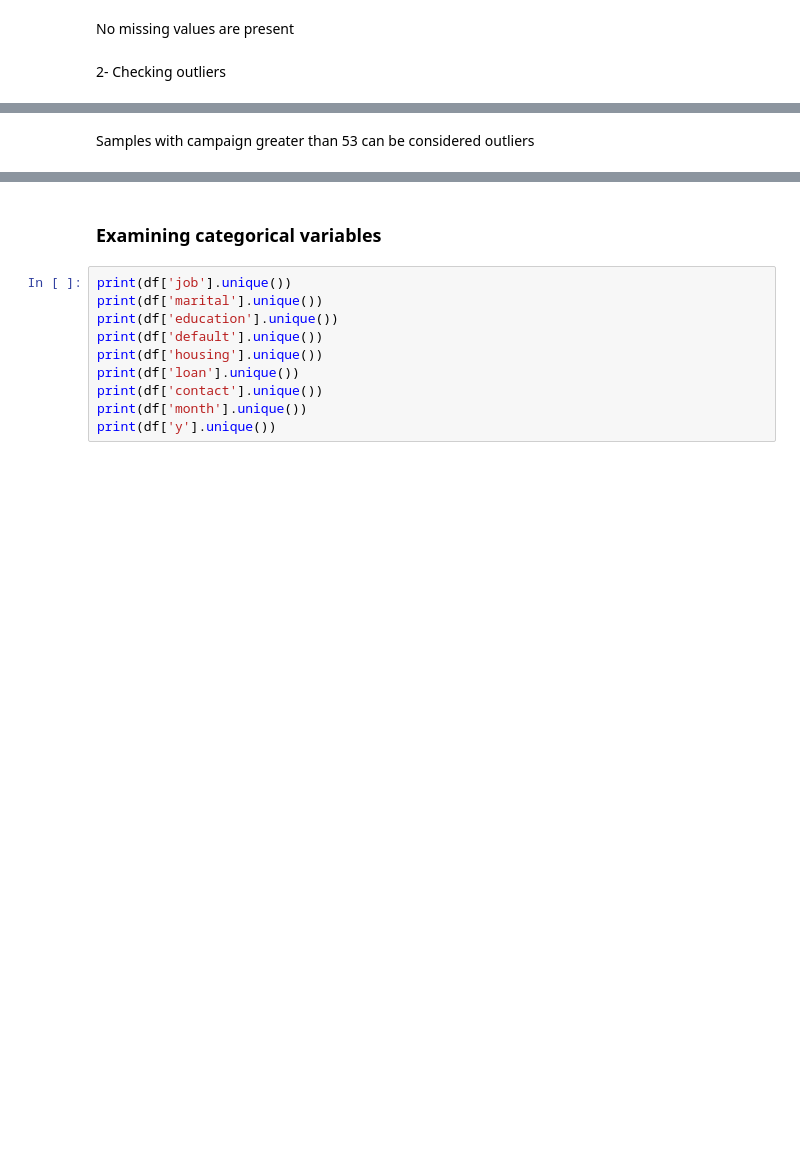
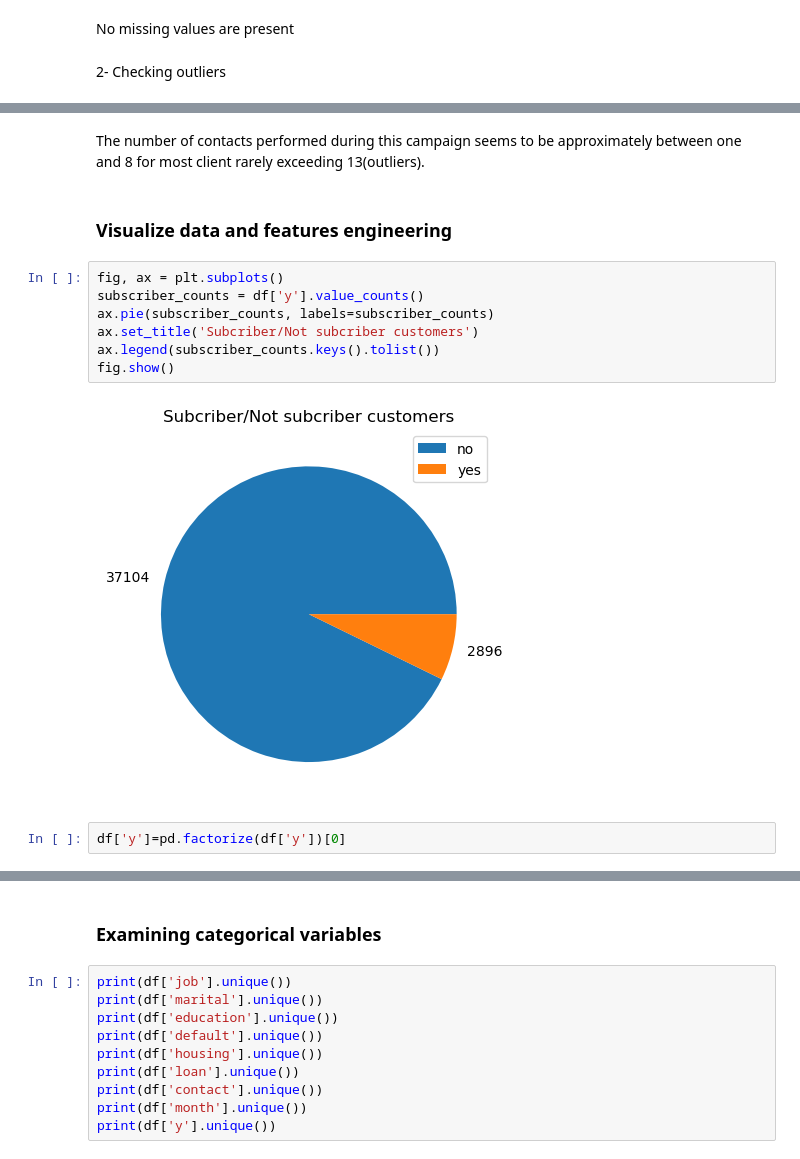
Before and after one commit to chiara89/OJGBREGVkBPNHLBf, a Jupyter notebook: term_deposit_subscription_prediction.ipynb, the cells around one changed output, grey strips where cells are left out. Drawn from its saved outputs; the diff is of its cells as text; blank space fills up the shorter version.

Commit message:
Started data exploratory analysis

```diff
--- a/term_deposit_subscription_prediction.ipynb
+++ b/term_deposit_subscription_prediction.ipynb
@@ -147,2 +164,15 @@ sns.boxplot(df['campaign'])
 # %% [markdown]
-Samples with campaign greater than 53 can be considered outliers
+The number of contacts performed during this campaign seems to be approximately between one and 8 for most client rarely exceeding 13(outliers).
+# %% [markdown]
+### Visualize data and features engineering
+# %%
+fig, ax = plt.subplots()
+subscriber_counts = df['y'].value_counts()
+ax.pie(subscriber_counts, labels=subscriber_counts)
+ax.set_title('Subcriber/Not subcriber customers')
+ax.legend(subscriber_counts.keys().tolist())
+fig.show()
+# %% [output]
+[figure, added]
+# %%
+df['y']=pd.factorize(df['y'])[0]
```
Also changed, not shown: parts of 12 cells of this notebook.
